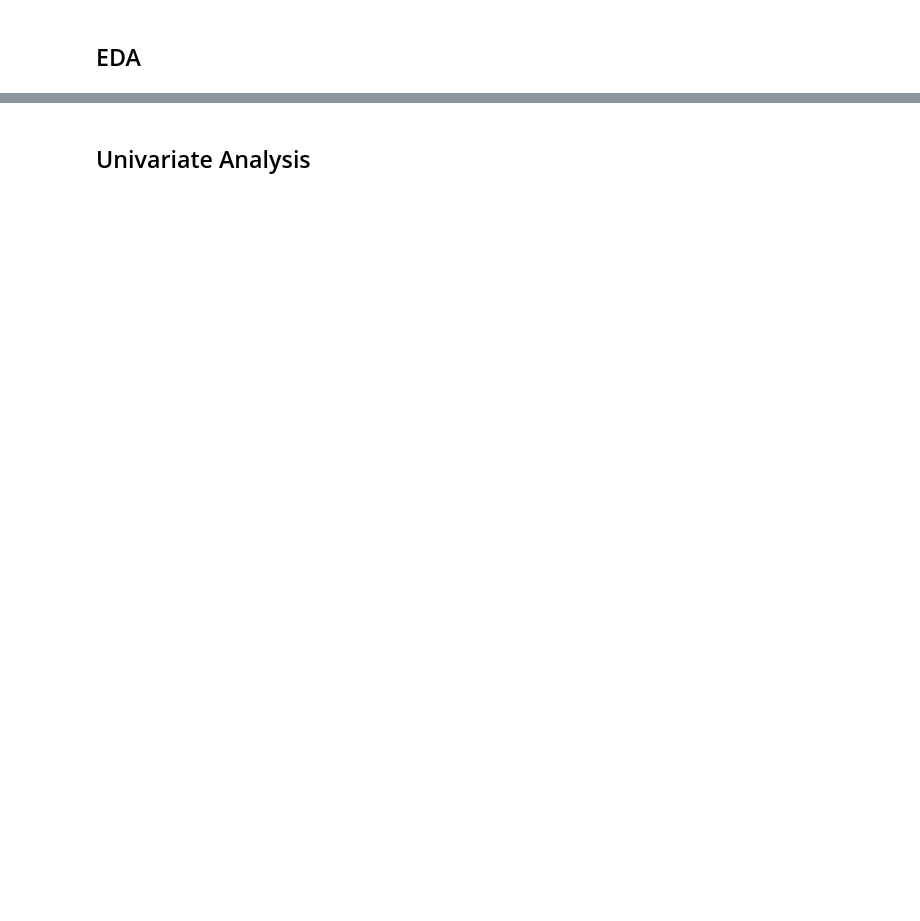
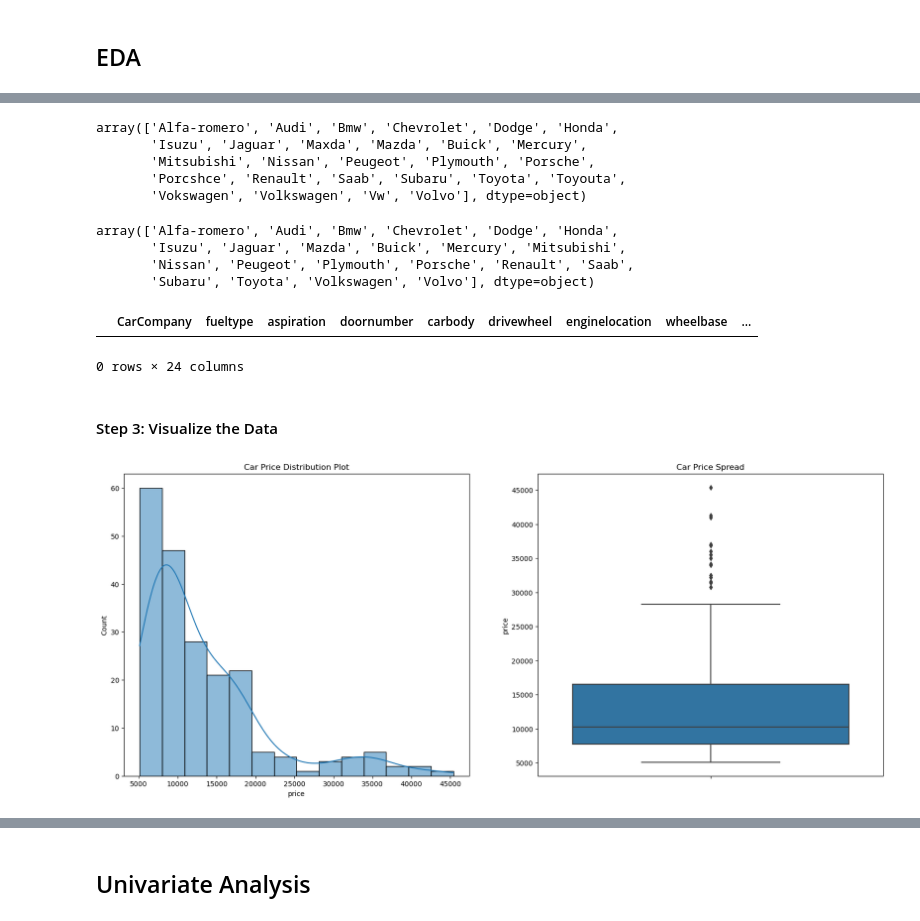
Before and after one commit to mohammedtareeq786/Kuruma_Auto, a Jupyter notebook: Kuruma_Auto_EDA.ipynb, the cells around one changed output, grey strips where cells are left out. Drawn from its saved outputs; the diff is of its cells as text; code cells hidden in the pictures; blank space fills up the shorter version.

```diff
--- a/Kuruma_Auto_EDA.ipynb
+++ b/Kuruma_Auto_EDA.ipynb
@@ -168,0 +125,25 @@ Catagories in 'fuelsystem' type variable:  ['mpfi' '2bbl' 'mfi' '1bbl' 'spfi' '4
+# %%
+df_cars['CarCompany'] = df_cars['CarCompany'].str.capitalize()
+df_cars['CarCompany'].unique()
+# %% [output]
+array(['Alfa-romero', 'Audi', 'Bmw', 'Chevrolet', 'Dodge', 'Honda',
+       'Isuzu', 'Jaguar', 'Maxda', 'Mazda', 'Buick', 'Mercury',
+       'Mitsubishi', 'Nissan', 'Peugeot', 'Plymouth', 'Porsche',
+       'Porcshce', 'Renault', 'Saab', 'Subaru', 'Toyota', 'Toyouta',
+       'Vokswagen', 'Volkswagen', 'Vw', 'Volvo'], dtype=object)
+# %%
+df_cars.CarCompany.replace('Maxda','Mazda',inplace=True)
+df_cars.CarCompany.replace('Porcshce','Porsche',inplace=True)
+df_cars.CarCompany.replace('Toyouta','Toyota',inplace=True)
+df_cars.CarCompany.replace('Vokswagen','Volkswagen',inplace=True)
+df_cars.CarCompany.replace('Vw','Volkswagen',inplace=True)
+
+#df_cars.CarCompany.unique()
+# %%
+df_cars['CarCompany'] = df_cars['CarCompany'].str.capitalize()
+df_cars['CarCompany'].unique()
+# %% [output]
+array(['Alfa-romero', 'Audi', 'Bmw', 'Chevrolet', 'Dodge', 'Honda',
+       'Isuzu', 'Jaguar', 'Mazda', 'Buick', 'Mercury', 'Mitsubishi',
+       'Nissan', 'Peugeot', 'Plymouth', 'Porsche', 'Renault', 'Saab',
+       'Subaru', 'Toyota', 'Volkswagen', 'Volvo'], dtype=object)
@@ -168,0 +152,29 @@ Catagories in 'fuelsystem' type variable:  ['mpfi' '2bbl' 'mfi' '1bbl' 'spfi' '4
+# %%
+#Checking for duplicates
+df_cars.loc[df_cars.duplicated()]
+# %% [output]
+|  | CarCompany | fueltype | aspiration | doornumber | carbody | drivewheel | enginelocation | wheelbase | ... |
+0 rows × 24 columns
+# %% [markdown]
+#### Step 3: Visualize the Data
+# %%
+import matplotlib.pyplot as plt
+import seaborn as sns
+
+# Create a new figure with a specific size
+plt.figure(figsize=(20, 8))
+
+# First subplot: Car Price Distribution Plot
+plt.subplot(1, 2, 1)
+plt.title('Car Price Distribution Plot')
+sns.histplot(df_cars.price, kde=True)
+
+# Second subplot: Car Price Spread
+plt.subplot(1, 2, 2)
+plt.title('Car Price Spread')
+sns.boxplot(y=df_cars.price)
+
+# Display the figure
+plt.show()
+# %% [output]
+[figure, added]
```
Also changed, not shown: parts of 75 cells of this notebook.
